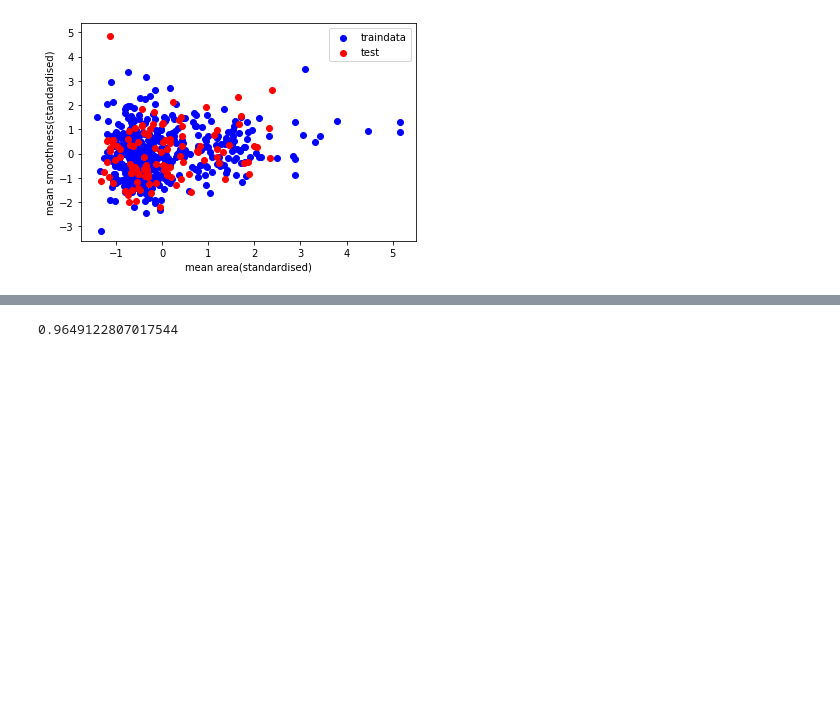
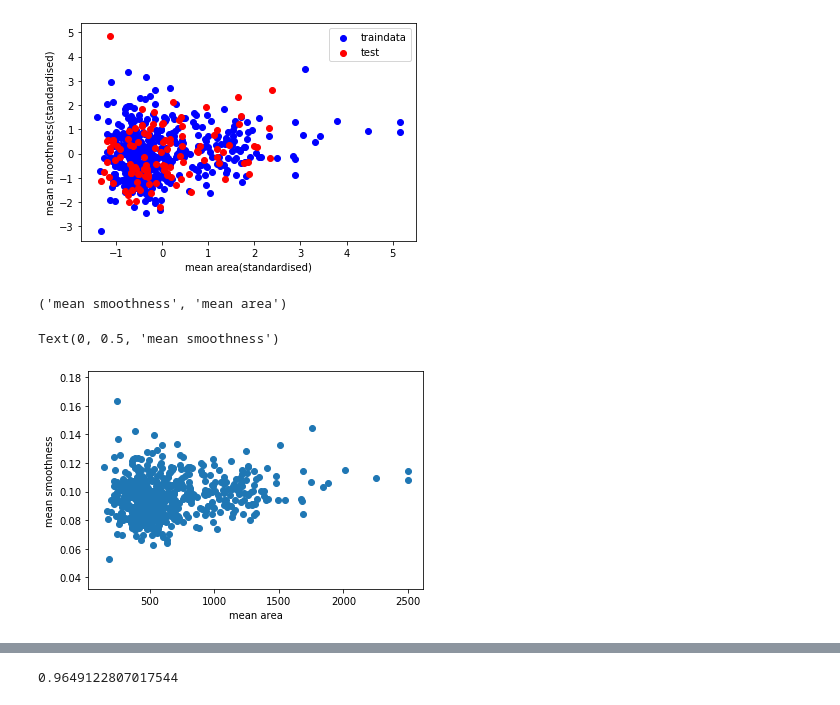
Before and after one commit to ducksfrogs/udemy_dataAna_py, a Jupyter notebook: jp_scikit/標準化.ipynb, the cells around one changed output, grey strips where cells are left out. Saved outputs shown, nothing was run; the diff lists cells and outputs as text; code cells hidden in the pictures; blank space fills up the shorter version.

```diff
--- a/jp_scikit/標準化.ipynb
+++ b/jp_scikit/標準化.ipynb
@@ -88,3 +109,14 @@ plt.ylabel(data.feature_names[4] +"(standardised)")
 plt.legend(loc="best");
 # %% [output]
 [figure]
+# %%
+data.feature_names[4], data.feature_names[3]
+# %% [output]
+('mean smoothness', 'mean area')
+# %%
+plt.scatter(data.data[:,3], data.data[:,4])
+plt.xlabel(data.feature_names[3])
+plt.ylabel(data.feature_names[4])
+# %% [output]
+Text(0, 0.5, 'mean smoothness')
+[figure, added]
```
Also changed, not shown: parts of 10 cells of this notebook, 1 other file.
